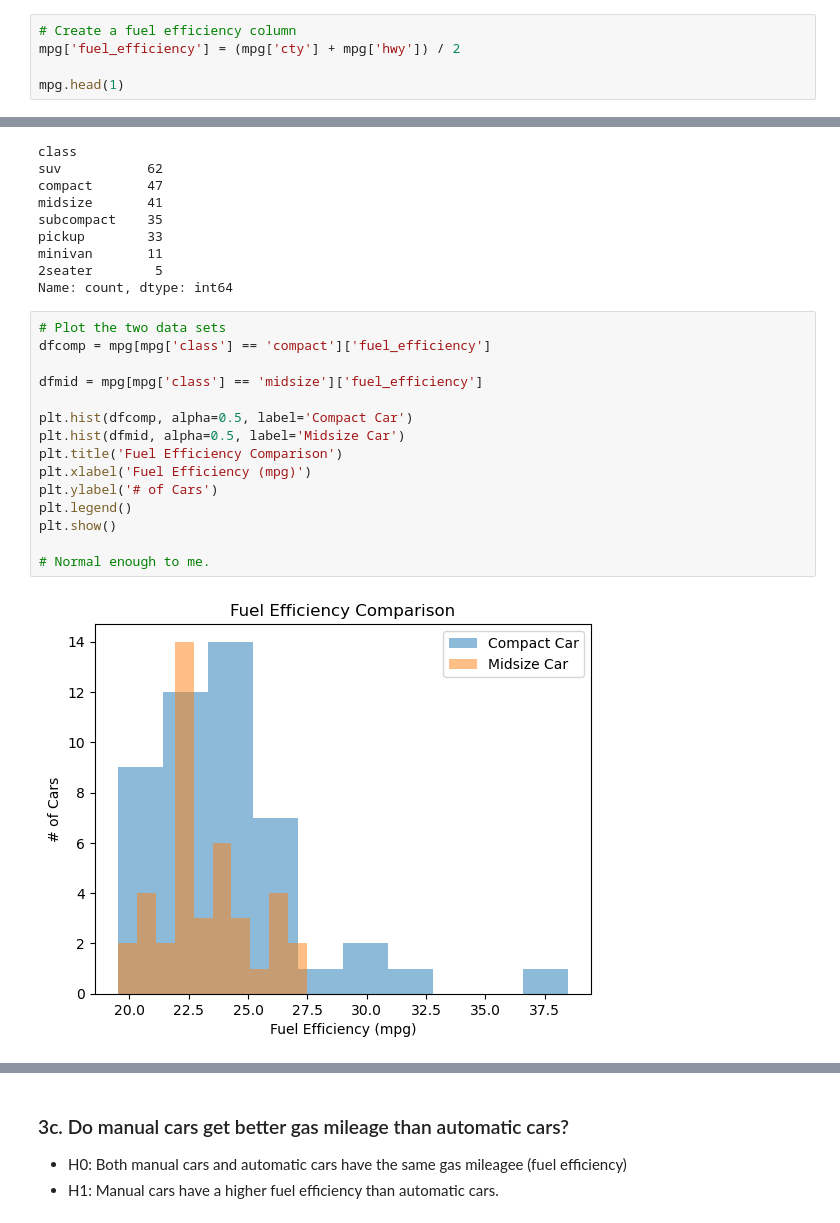
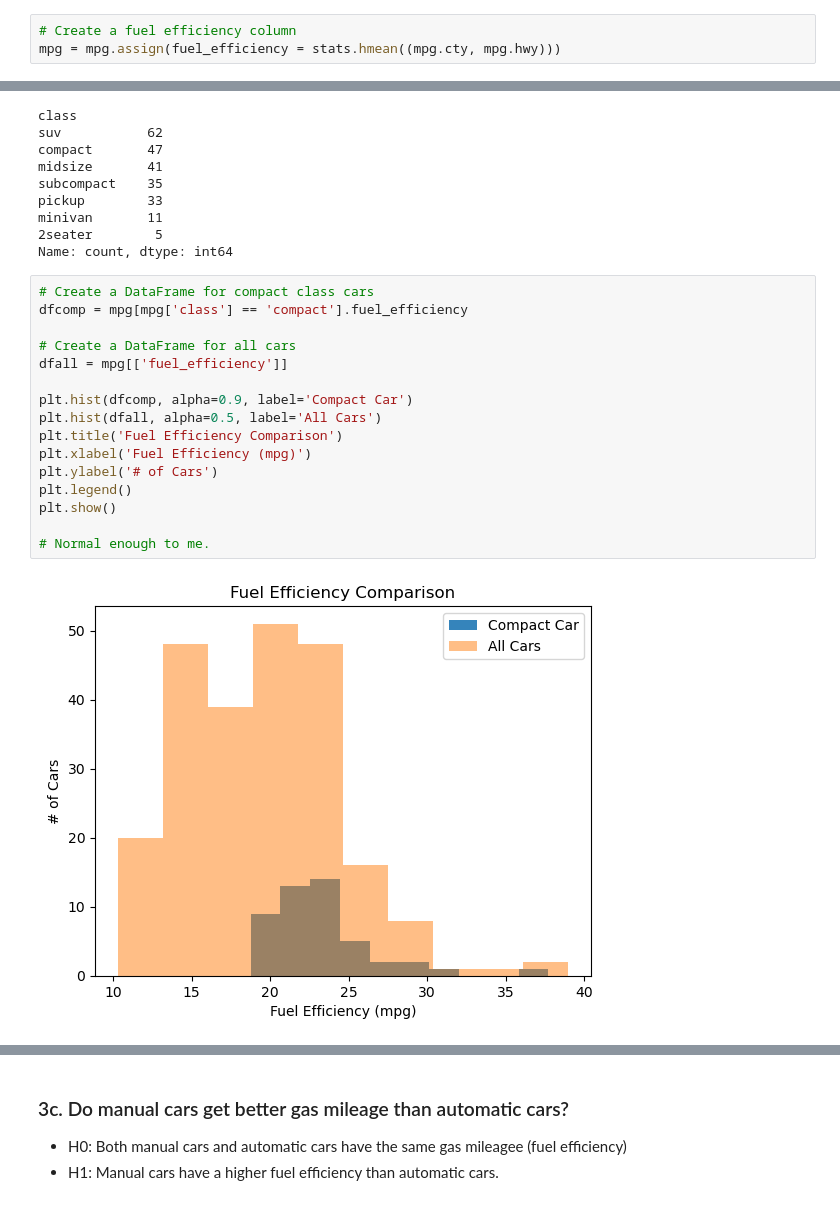
Before and after one commit to Zacharia-Schmitz/statistics-exercises, a Jupyter notebook: hypothesis_testing.ipynb, the cells around one changed output, grey strips where cells are left out. Drawn from its saved outputs; the diff is of its cells as text.

```diff
--- a/hypothesis_testing.ipynb
+++ b/hypothesis_testing.ipynb
@@ -562,5 +564,3 @@ mpg = data('mpg')
 # %%
 # Create a fuel efficiency column
-mpg['fuel_efficiency'] = (mpg['cty'] + mpg['hwy']) / 2
-
-mpg.head(1)
+mpg = mpg.assign(fuel_efficiency = stats.hmean((mpg.cty, mpg.hwy)))
@@ -618,19 +617,20 @@ minivan       11
 2seater        5
 Name: count, dtype: int64
 # %%
-# Plot the two data sets
-dfcomp = mpg[mpg['class'] == 'compact']['fuel_efficiency']
+# Create a DataFrame for compact class cars
+dfcomp = mpg[mpg['class'] == 'compact'].fuel_efficiency
 
-dfmid = mpg[mpg['class'] == 'midsize']['fuel_efficiency']
+# Create a DataFrame for all cars
+dfall = mpg[['fuel_efficiency']]
 
-plt.hist(dfcomp, alpha=0.5, label='Compact Car')
-plt.hist(dfmid, alpha=0.5, label='Midsize Car')
+plt.hist(dfcomp, alpha=0.9, label='Compact Car')
+plt.hist(dfall, alpha=0.5, label='All Cars')
 plt.title('Fuel Efficiency Comparison')
 plt.xlabel('Fuel Efficiency (mpg)')
 plt.ylabel('# of Cars')
 plt.legend()
 plt.show()
 
 # Normal enough to me.
 # %% [output]
-[figure, old version]
+[figure, new version]
```
Also changed, not shown: parts of 37 cells of this notebook.
